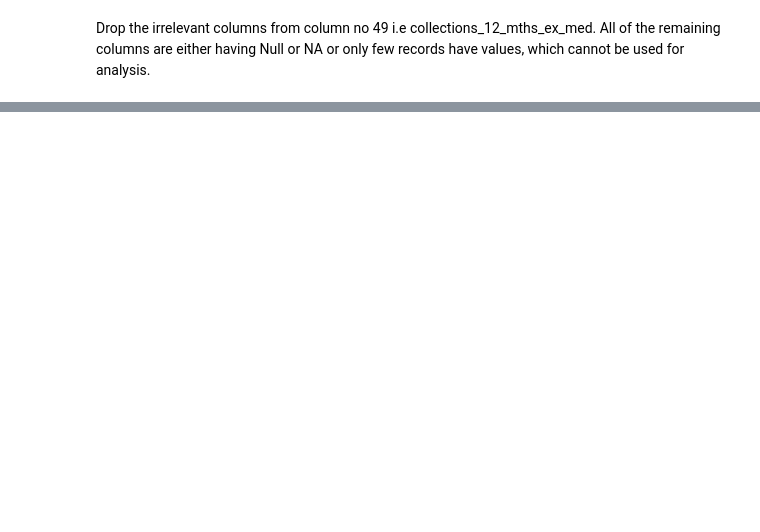
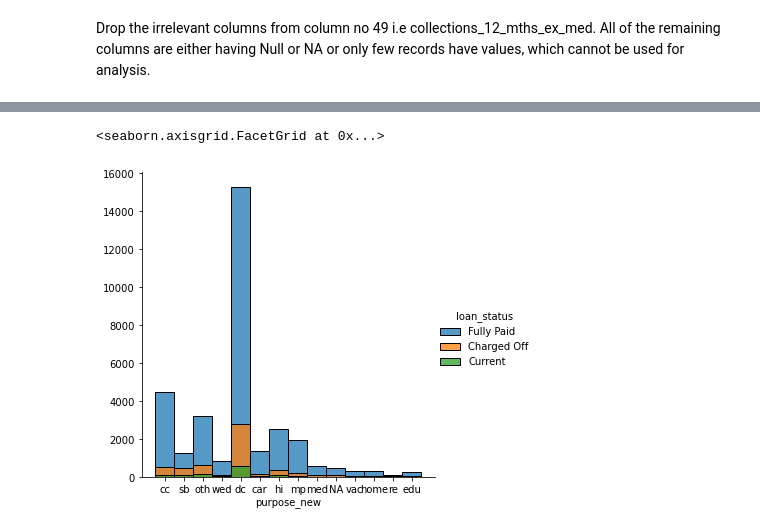
Before and after one commit to MamathaShetty/LendingClubCaseStudy, a Jupyter notebook: MamathaShetty.ipynb, the cells around one changed output, grey strips where cells are left out. Cells and saved outputs as stored; diff of their text form; code cells hidden in the pictures; blank space fills up the shorter version.

```diff
--- a/MamathaShetty.ipynb
+++ b/MamathaShetty.ipynb
@@ -140,0 +382,6 @@ df['purpose_new'] = df['purpose'].apply(lambda x: purpose_new(x))
+# %%
+#histogram plot on purpose, loan_status
+sns.FacetGrid(df, hue='loan_status', height=5).map(sns.histplot,"purpose_new").add_legend()
+# %% [output]
+<seaborn.axisgrid.FacetGrid at 0x...>
+[figure, added]
```
Also changed, not shown: parts of 36 cells of this notebook.
